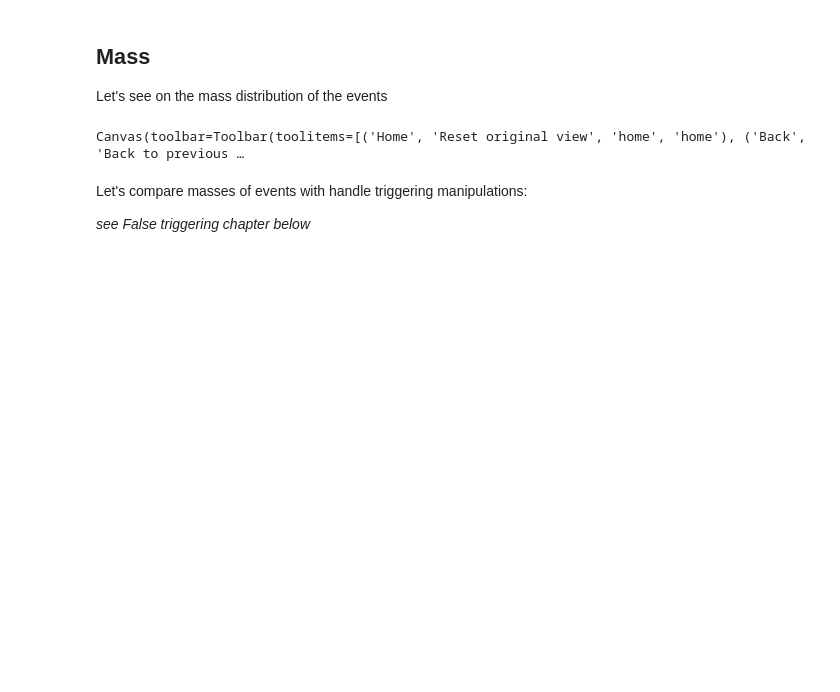
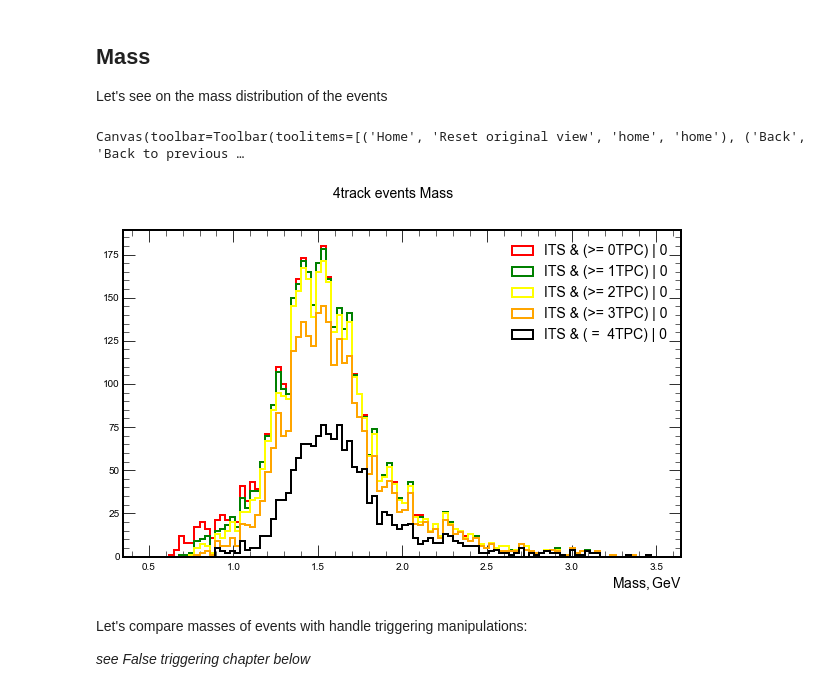
Before and after one commit to bdrum/cern-physics, a Jupyter notebook: notebooks/4TracksAnalysis.ipynb, the cells around one changed output. Drawn from its saved outputs; the diff is of its cells as text; code cells hidden in the pictures; blank space fills up the shorter version.

```diff
--- a/notebooks/4TracksAnalysis.ipynb
+++ b/notebooks/4TracksAnalysis.ipynb
@@ -352,12 +355,14 @@ Let's see on the mass distribution of the events
 # %%
 # colors = ['red', 'orange', 'black', 'blue', 'green']
 # labels = ['ITS & (>= 0TPC)', 'ITS & (>= 1TPC)', 'ITS & (>= 2TPC)', 'ITS & (>= 3TPC)', 'ITS & ( =  4TPC)']
 # colors = ['red', 'green', 'yellow', 'orange', 'black']
 
-_ = ShowComparisonSame('4track events Mass', ft_zq_Mass_nTpc, '$Mass, GeV$',
+fig = ShowComparisonSame('4track events Mass', ft_zq_Mass_nTpc, '$Mass, GeV$',
                    labels, colors, nBins=100, ranges=(0.5, 3.5))
+fig
 # %% [output]
 Canvas(toolbar=Toolbar(toolitems=[('Home', 'Reset original view', 'home', 'home'), ('Back', 'Back to previous …
+[figure, added]
 # %% [markdown]
 Let's compare masses of events with handle triggering manipulations:
 
```
Also changed, not shown: parts of 7 cells of this notebook, 19 other files.
